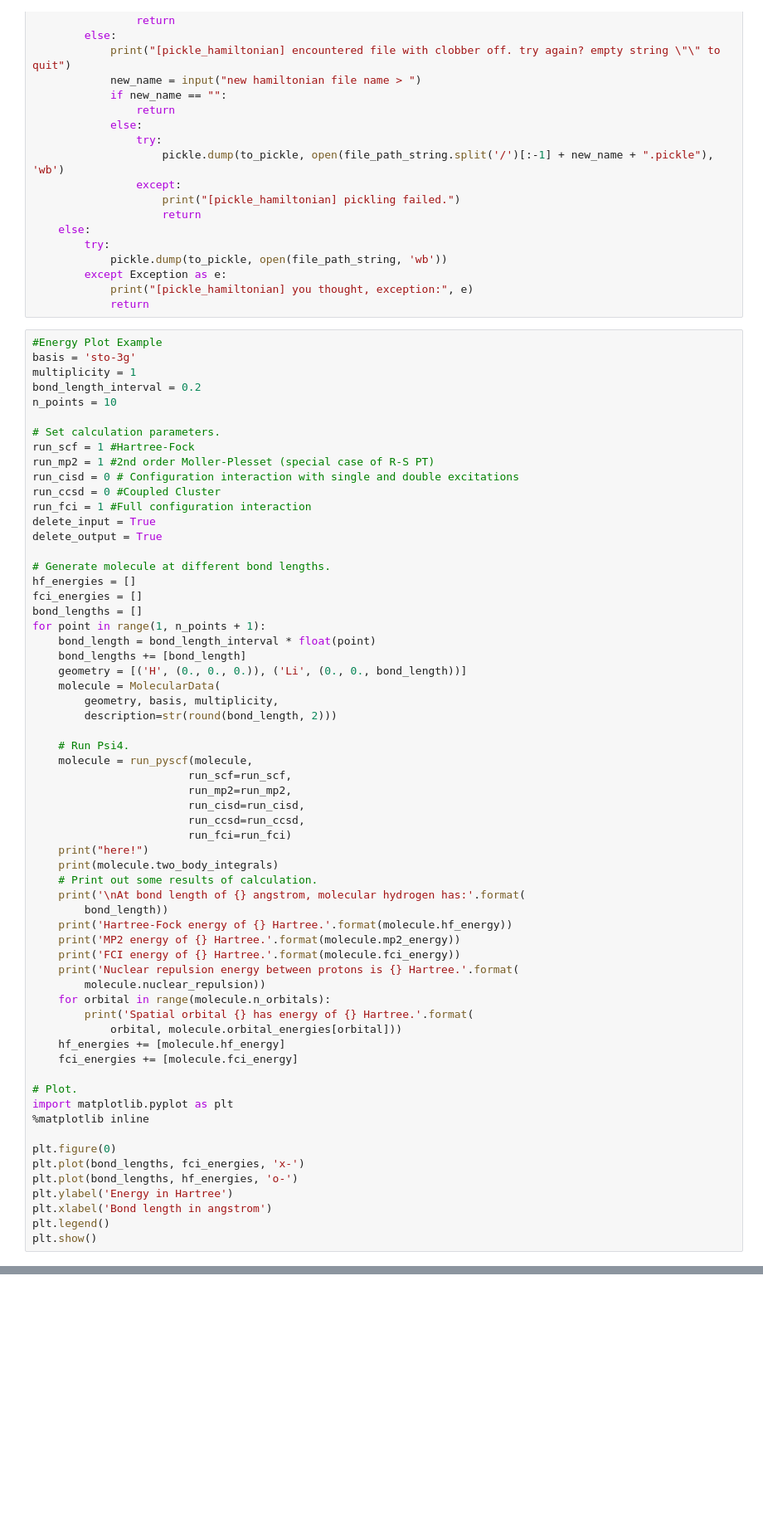
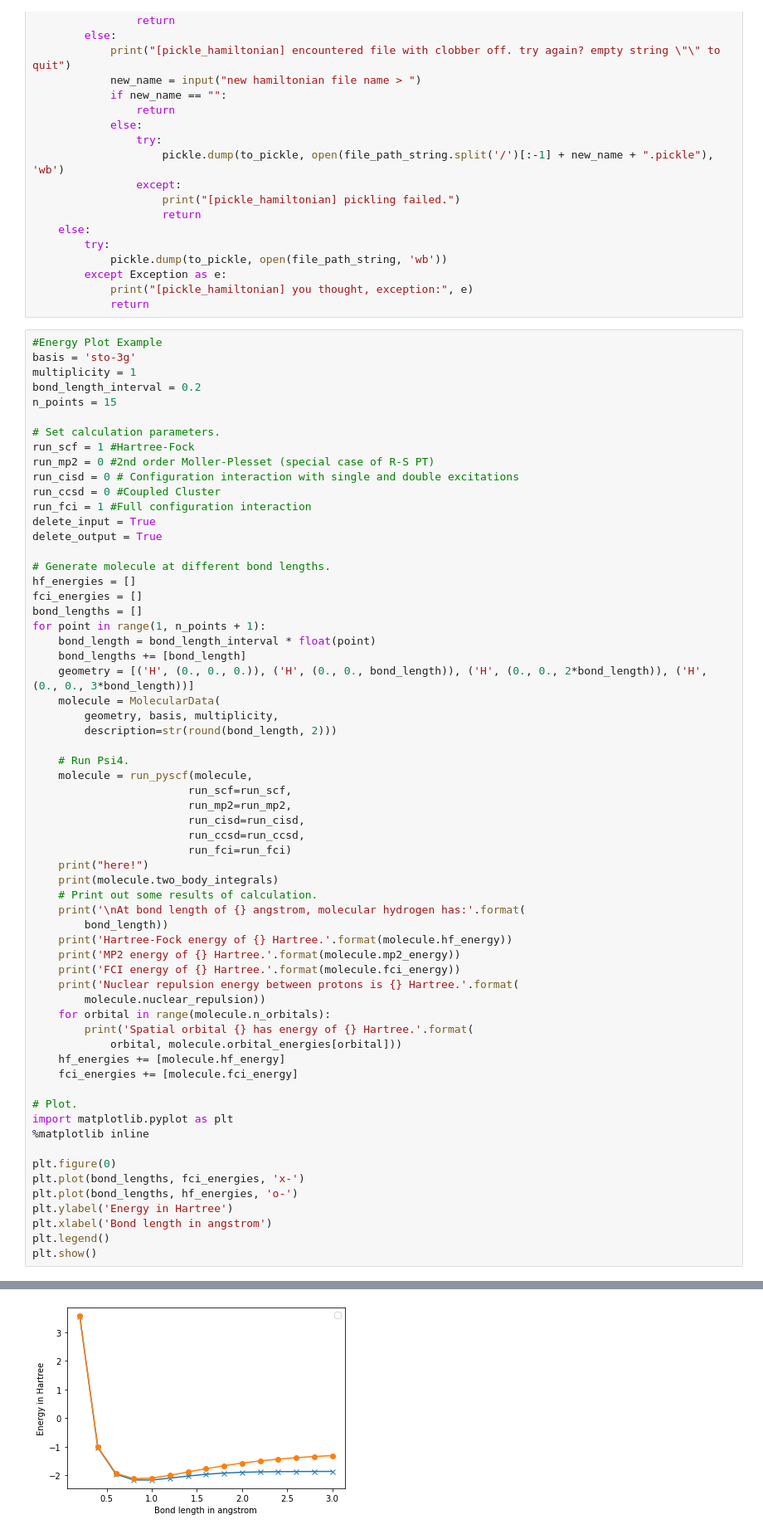
Before and after one commit to mattp97/Trotter-Qdrift-Simulation, a Jupyter notebook: PySCFMolecules.ipynb, the cells around one changed output, grey strips where cells are left out. Shown at 83% size. Drawn from its saved outputs; the diff is of its cells as text; blank space fills up the shorter version.

Commit message:
Produced some energy plots in pyscf

```diff
--- a/PySCFMolecules.ipynb
+++ b/PySCFMolecules.ipynb
@@ -150,11 +153,11 @@ def pickle_hamiltonian(file_path_string, unparsed_hamiltonian, clobber=False):
 basis = 'sto-3g'
 multiplicity = 1
 bond_length_interval = 0.2
-n_points = 10
+n_points = 15
 
 # Set calculation parameters.
 run_scf = 1 #Hartree-Fock
-run_mp2 = 1 #2nd order Moller-Plesset (special case of R-S PT)
+run_mp2 = 0 #2nd order Moller-Plesset (special case of R-S PT)
 run_cisd = 0 # Configuration interaction with single and double excitations
 run_ccsd = 0 #Coupled Cluster
 run_fci = 1 #Full configuration interaction
@@ -168,7 +171,7 @@ bond_lengths = []
 for point in range(1, n_points + 1):
     bond_length = bond_length_interval * float(point)
     bond_lengths += [bond_length]
-    geometry = [('H', (0., 0., 0.)), ('Li', (0., 0., bond_length))]
+    geometry = [('H', (0., 0., 0.)), ('H', (0., 0., bond_length)), ('H', (0., 0., 2*bond_length)), ('H', (0., 0., 3*bond_length))]
     molecule = MolecularData(
         geometry, basis, multiplicity,
         description=str(round(bond_length, 2)))
@@ -229,3 +249,4 @@ KeyboardInterrupt:
+[figure, added]
 # %%
 #METHANE
 methane_geometry = [('C', (0, 0, 0)), ('H', (0.5541, 0.7996, 0.4965)), ('H', (0.6833, -0.8134, -0.2536)), ('H', (-0.7782, -0.3735, 0.6692)), ('H', (-0.4593, 0.3874, -0.9121))]
```
Also changed, not shown: parts of 4 cells of this notebook, 1 other file.
